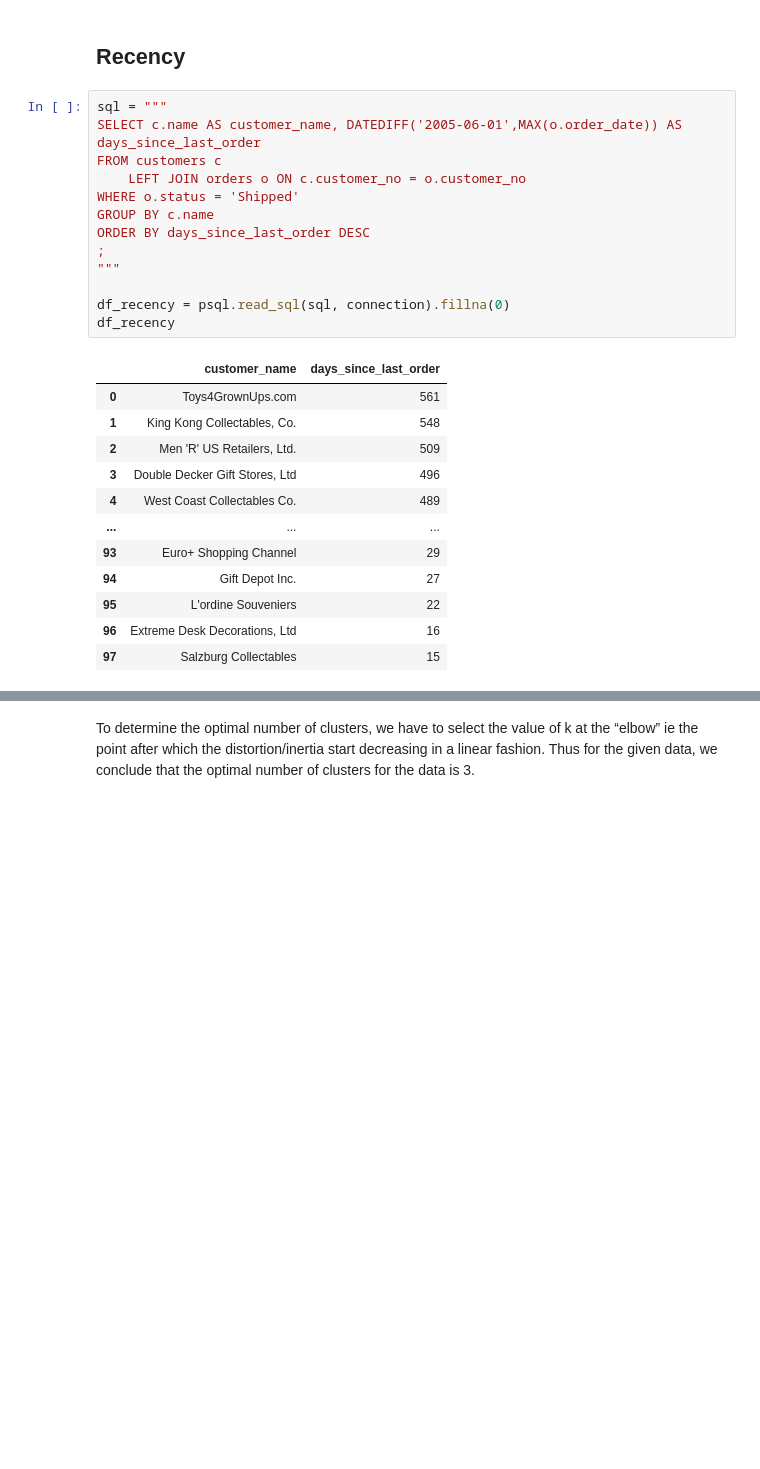
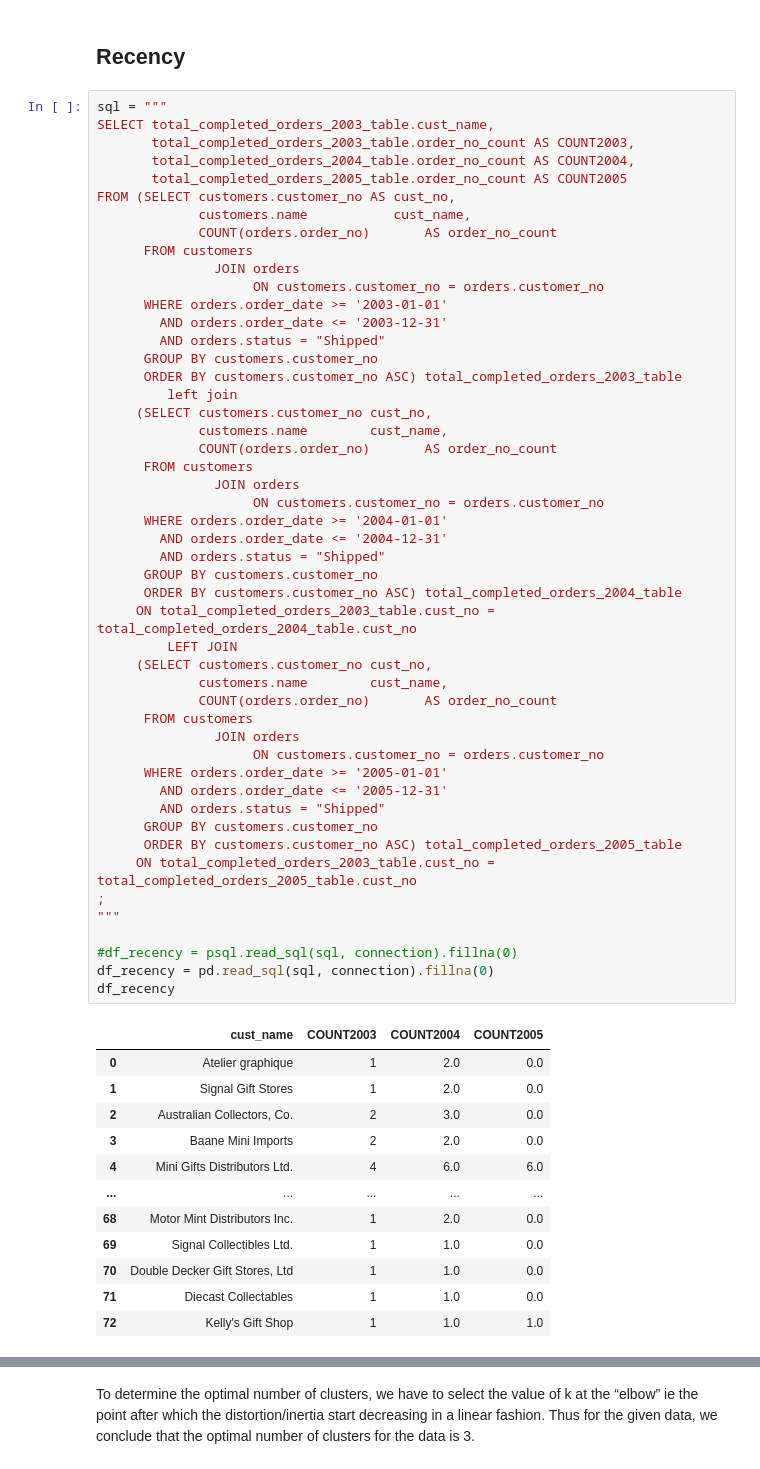
Before and after one commit to allan10carlo86/ProgInDBSQLandMachineLearningAssignment, a Jupyter notebook: Customer Clustering.ipynb, the cells around one changed output, grey strips where cells are left out. Drawn from its saved outputs; the diff is of its cells as text; blank space fills up the shorter version.

```diff
--- a/Customer Clustering.ipynb
+++ b/Customer Clustering.ipynb
@@ -17,27 +50,63 @@ import matplotlib.pyplot as plt
 ## Recency
 # %%
 sql = """
-SELECT c.name AS customer_name, DATEDIFF('2005-06-01',MAX(o.order_date)) AS days_since_last_order
-FROM customers c
-    LEFT JOIN orders o ON c.customer_no = o.customer_no
-WHERE o.status = 'Shipped'
-GROUP BY c.name
-ORDER BY days_since_last_order DESC
+SELECT total_completed_orders_2003_table.cust_name,
+       total_completed_orders_2003_table.order_no_count AS COUNT2003,
+       total_completed_orders_2004_table.order_no_count AS COUNT2004,
+       total_completed_orders_2005_table.order_no_count AS COUNT2005
+FROM (SELECT customers.customer_no AS cust_no,
+             customers.name           cust_name,
+             COUNT(orders.order_no)       AS order_no_count
+      FROM customers
+               JOIN orders
+                    ON customers.customer_no = orders.customer_no
+      WHERE orders.order_date >= '2003-01-01'
+        AND orders.order_date <= '2003-12-31'
+        AND orders.status = "Shipped"
+      GROUP BY customers.customer_no
+      ORDER BY customers.customer_no ASC) total_completed_orders_2003_table
+         left join
+     (SELECT customers.customer_no cust_no,
+             customers.name        cust_name,
+             COUNT(orders.order_no)       AS order_no_count
+      FROM customers
+               JOIN orders
+                    ON customers.customer_no = orders.customer_no
+      WHERE orders.order_date >= '2004-01-01'
+        AND orders.order_date <= '2004-12-31'
+        AND orders.status = "Shipped"
+      GROUP BY customers.customer_no
+      ORDER BY customers.customer_no ASC) total_completed_orders_2004_table
+     ON total_completed_orders_2003_table.cust_no = total_completed_orders_2004_table.cust_no
+         LEFT JOIN
+     (SELECT customers.customer_no cust_no,
+             customers.name        cust_name,
+             COUNT(orders.order_no)       AS order_no_count
+      FROM customers
+               JOIN orders
+                    ON customers.customer_no = orders.customer_no
+      WHERE orders.order_date >= '2005-01-01'
+        AND orders.order_date <= '2005-12-31'
+        AND orders.status = "Shipped"
+      GROUP BY customers.customer_no
+      ORDER BY customers.customer_no ASC) total_completed_orders_2005_table
+     ON total_completed_orders_2003_table.cust_no = total_completed_orders_2005_table.cust_no
 ;
 """
 
-df_recency = psql.read_sql(sql, connection).fillna(0)
+#df_recency = psql.read_sql(sql, connection).fillna(0)
+df_recency = pd.read_sql(sql, connection).fillna(0)
 df_recency
 # %% [output]
-|  | customer_name | days_since_last_order |
-| 0 | Toys4GrownUps.com | 561 |
-| 1 | King Kong Collectables, Co. | 548 |
-| 2 | Men 'R' US Retailers, Ltd. | 509 |
-| 3 | Double Decker Gift Stores, Ltd | 496 |
-| 4 | West Coast Collectables Co. | 489 |
-| ... | ... | ... |
-| 93 | Euro+ Shopping Channel | 29 |
-| 94 | Gift Depot Inc. | 27 |
-| 95 | L'ordine Souveniers | 22 |
-| 96 | Extreme Desk Decorations, Ltd | 16 |
-| 97 | Salzburg Collectables | 15 |
+|  | cust_name | COUNT2003 | COUNT2004 | COUNT2005 |
+| 0 | Atelier graphique | 1 | 2.0 | 0.0 |
+| 1 | Signal Gift Stores | 1 | 2.0 | 0.0 |
+| 2 | Australian Collectors, Co. | 2 | 3.0 | 0.0 |
+| 3 | Baane Mini Imports | 2 | 2.0 | 0.0 |
+| 4 | Mini Gifts Distributors Ltd. | 4 | 6.0 | 6.0 |
+| ... | ... | ... | ... | ... |
+| 68 | Motor Mint Distributors Inc. | 1 | 2.0 | 0.0 |
+| 69 | Signal Collectibles Ltd. | 1 | 1.0 | 0.0 |
+| 70 | Double Decker Gift Stores, Ltd | 1 | 1.0 | 0.0 |
+| 71 | Diecast Collectables | 1 | 1.0 | 0.0 |
+| 72 | Kelly's Gift Shop | 1 | 1.0 | 1.0 |
```
Also changed, not shown: parts of 11 cells of this notebook, 3 other files.
